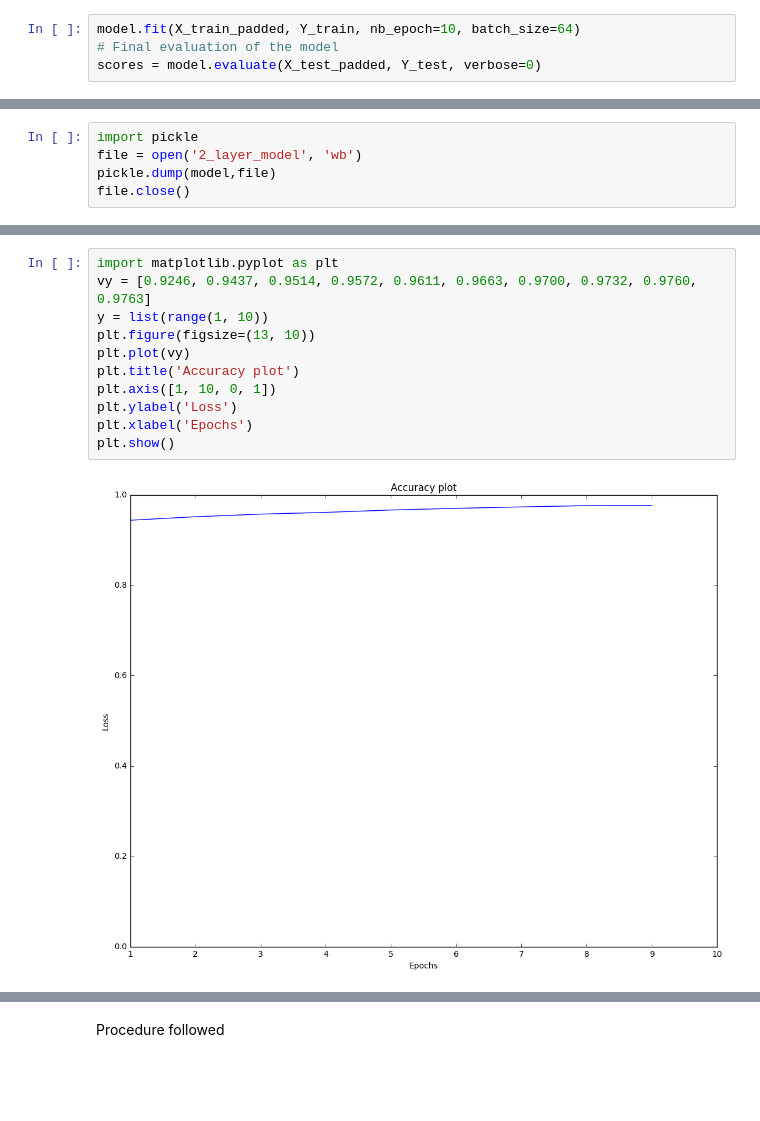
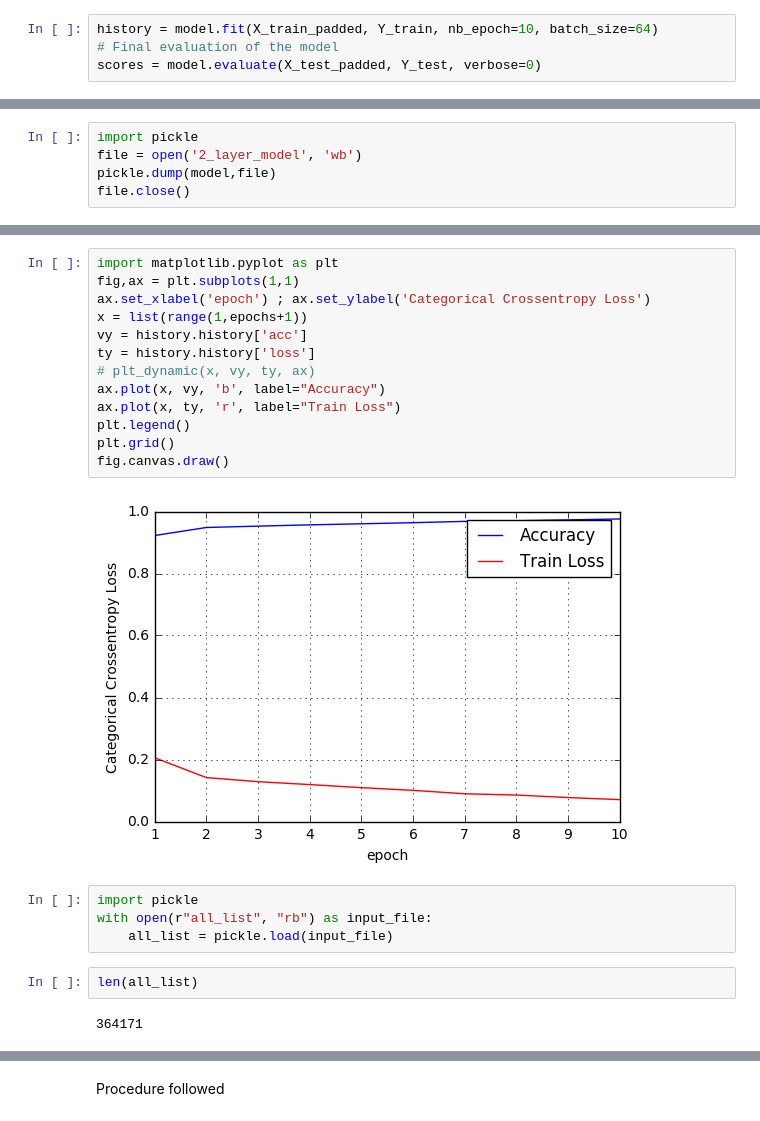
Before and after one commit to rajendrac3/Machine-Learning, a Jupyter notebook: Amazon_LSTM/Amazon_LSTM.ipynb, the cells around one changed output, grey strips where cells are left out. Cells and saved outputs as stored; diff of their text form; blank space fills up the shorter version.

```diff
--- a/Amazon_LSTM/Amazon_LSTM.ipynb
+++ b/Amazon_LSTM/Amazon_LSTM.ipynb
@@ -640,7 +629,7 @@ Non-trainable params: 0
 _________________________________________________________________
 None
 # %%
-model.fit(X_train_padded, Y_train, nb_epoch=10, batch_size=64)
+history = model.fit(X_train_padded, Y_train, nb_epoch=10, batch_size=64)
 # Final evaluation of the model
 scores = model.evaluate(X_test_padded, Y_test, verbose=0)
 # %% [output]
@@ -692,13 +668,23 @@ plt.show()
-# %%
-import matplotlib.pyplot as plt
-vy = [0.9246, 0.9437, 0.9514, 0.9572, 0.9611, 0.9663, 0.9700, 0.9732, 0.9760, 0.9763]
-y = list(range(1, 10))
-plt.figure(figsize=(13, 10))
-plt.plot(vy)
-plt.title('Accuracy plot')
-plt.axis([1, 10, 0, 1])
-plt.ylabel('Loss')
-plt.xlabel('Epochs')
-plt.show()
-# %% [output]
-[figure, removed]
+# %%
+import matplotlib.pyplot as plt
+fig,ax = plt.subplots(1,1)
+ax.set_xlabel('epoch') ; ax.set_ylabel('Categorical Crossentropy Loss')
+x = list(range(1,epochs+1))
+vy = history.history['acc']
+ty = history.history['loss']
+# plt_dynamic(x, vy, ty, ax)
+ax.plot(x, vy, 'b', label="Accuracy")
+ax.plot(x, ty, 'r', label="Train Loss")
+plt.legend()
+plt.grid()
+fig.canvas.draw()
+# %% [output]
+[figure, added]
+# %%
+import pickle
+with open(r"all_list", "rb") as input_file:
+    all_list = pickle.load(input_file)
+# %%
+len(all_list)
+# %% [output]
+364171
```
Also changed, not shown: parts of 13 cells of this notebook, 2 other files.
